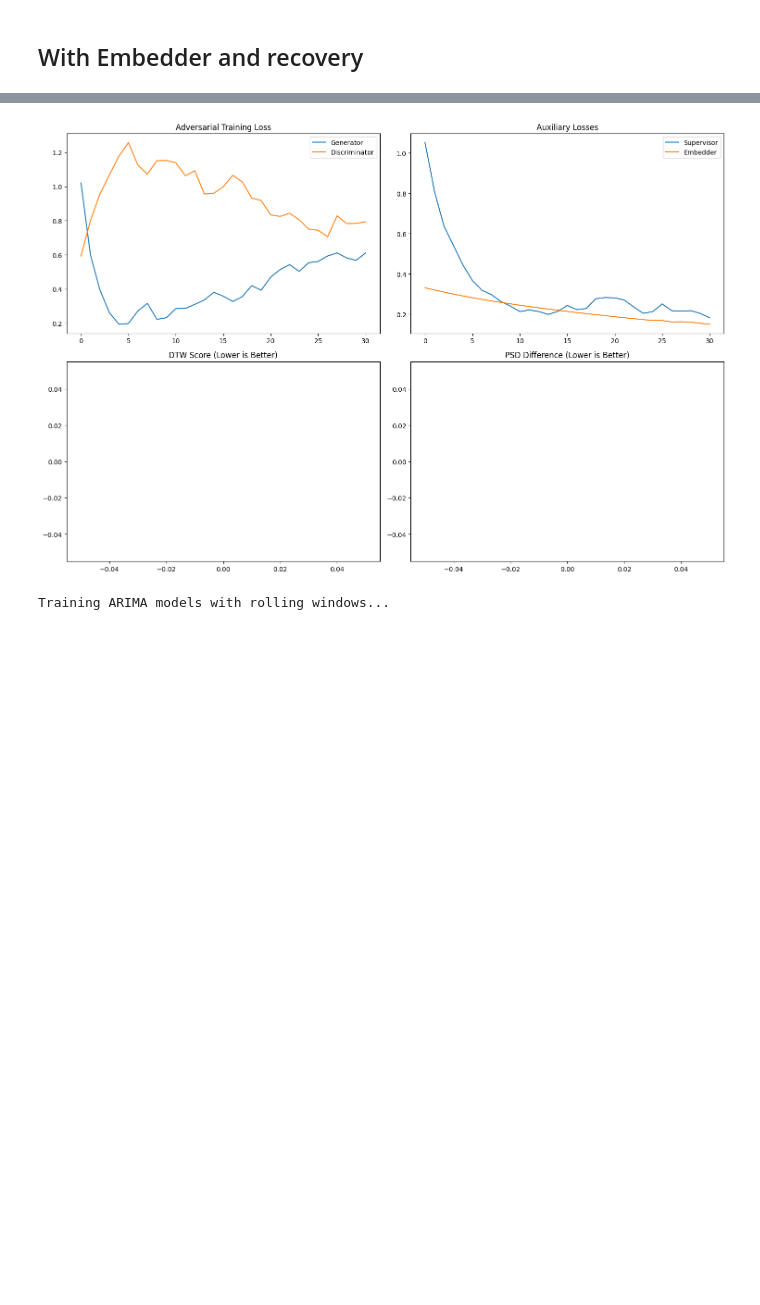
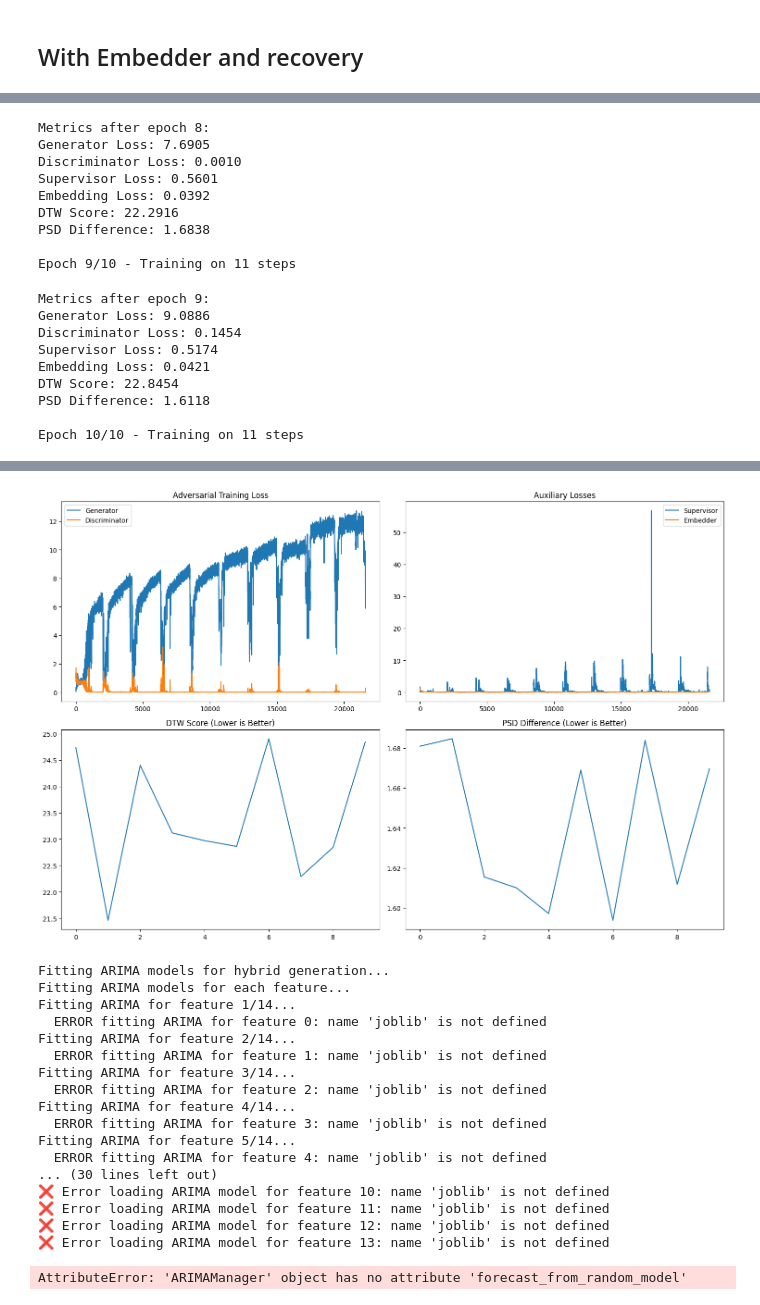
Before and after one commit to capstone-2420-0024/Intelligent-Hybrid-Quantum-Classical-Computing-Resource-Management-System, a Jupyter notebook: Simulation for sensor data/TimeGan_with_ARIMA.ipynb, the cells around one changed output, grey strips where cells are left out. Cells and saved outputs as stored; diff of their text form; code cells hidden in the pictures; blank space fills up the shorter version.

```diff
--- a/Simulation for sensor data/TimeGan_with_ARIMA.ipynb
+++ b/Simulation for sensor data/TimeGan_with_ARIMA.ipynb
@@ -973,11 +1232,7 @@ class HybridARIMAGenerator:
 # %%
+
 if __name__ == "__main__":
-    df = pd.read_csv("../databases/processed_data/TimeGAN_data.csv")
-    time_col = df.columns[0] if not np.issubdtype(df.iloc[:, 0].dtype, np.number) else None
-    df_numeric = df.select_dtypes(include=[np.number])
-
-    scaler = MinMaxScaler()
-    data_scaled = scaler.fit_transform(df_numeric)
+    data_scaled, columns, scaler, time_col = load_and_preprocess_data("../databases/processed_data/TimeGAN_data.csv")
 
     seq_len = 60
     sequences = np.array([
@@ -985,9 +1240,9 @@ if __name__ == "__main__":
         for i in range(len(data_scaled)-seq_len+1)
     ])
 
-    timegan = ImprovedTimeGAN(seq_len=seq_len, n_features=df_numeric.shape[1])
+    timegan = ImprovedTimeGAN(seq_len=seq_len, n_features=len(columns))
     timegan.compile(lr=0.0002)
-    timegan.train(sequences, epochs=1, batch_size=32)
+    timegan.train(sequences, epochs=10, batch_size=32)
     timegan.plot_training_history()
 
     hybrid_gen = HybridARIMAGenerator(timegan)
@@ -995,5 +1250,12 @@ if __name__ == "__main__":
 
     synthetic_data = hybrid_gen.generate_hybrid_samples(1000)
     synthetic_original_scale = scaler.inverse_transform(
-        synthetic_data.reshape(-1, df_numeric.shape[1]))
+        synthetic_data.reshape(-1, len(columns))
+    )
+
+    # Save the synthetic data to a CSV file
+    synthetic_df = pd.DataFrame(synthetic_original_scale, columns=columns)
+    # save model
+    hybrid_gen.save_hybrid_model()
+    visualize_synthetic_data(synthetic_df, features=columns, n_samples=3)
 # %% [output]
@@ -1007,0 +1326,18 @@ PSD Difference: nan
+Metrics after epoch 8:
+Generator Loss: 7.6905
+Discriminator Loss: 0.0010
+Supervisor Loss: 0.5601
+Embedding Loss: 0.0392
+DTW Score: 22.2916
+PSD Difference: 1.6838
+
+Epoch 9/10 - Training on 11 steps
+Metrics after epoch 9:
+Generator Loss: 9.0886
+Discriminator Loss: 0.1454
+Supervisor Loss: 0.5174
+Embedding Loss: 0.0421
+DTW Score: 22.8454
+PSD Difference: 1.6118
+
+Epoch 10/10 - Training on 11 steps
@@ -1008,2 +1351,19 @@ PSD Difference: nan
-[figure, old version]
+[figure, new version]
-Training ARIMA models with rolling windows...
+Fitting ARIMA models for hybrid generation...
+Fitting ARIMA models for each feature...
+Fitting ARIMA for feature 1/14...
+  ERROR fitting ARIMA for feature 0: name 'joblib' is not defined
+Fitting ARIMA for feature 2/14...
+  ERROR fitting ARIMA for feature 1: name 'joblib' is not defined
+Fitting ARIMA for feature 3/14...
+  ERROR fitting ARIMA for feature 2: name 'joblib' is not defined
+Fitting ARIMA for feature 4/14...
+  ERROR fitting ARIMA for feature 3: name 'joblib' is not defined
+Fitting ARIMA for feature 5/14...
+  ERROR fitting ARIMA for feature 4: name 'joblib' is not defined
+... (30 lines left out)
+❌ Error loading ARIMA model for feature 10: name 'joblib' is not defined
+❌ Error loading ARIMA model for feature 11: name 'joblib' is not defined
+❌ Error loading ARIMA model for feature 12: name 'joblib' is not defined
+❌ Error loading ARIMA model for feature 13: name 'joblib' is not defined
+AttributeError: 'ARIMAManager' object has no attribute 'forecast_from_random_model'
```
Also changed, not shown: parts of 9 cells of this notebook, 45 other files.
